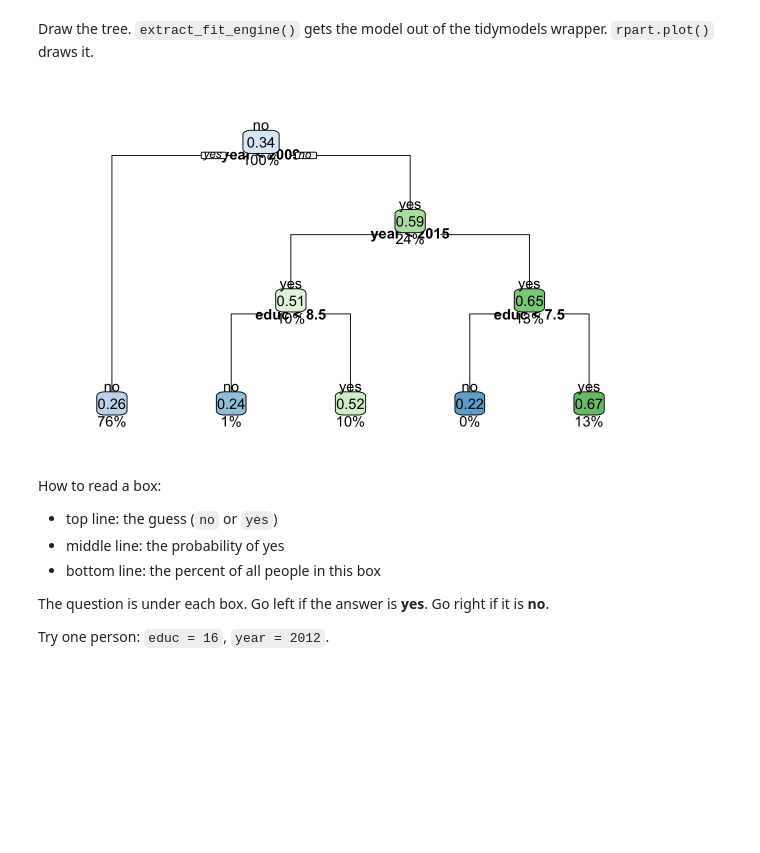
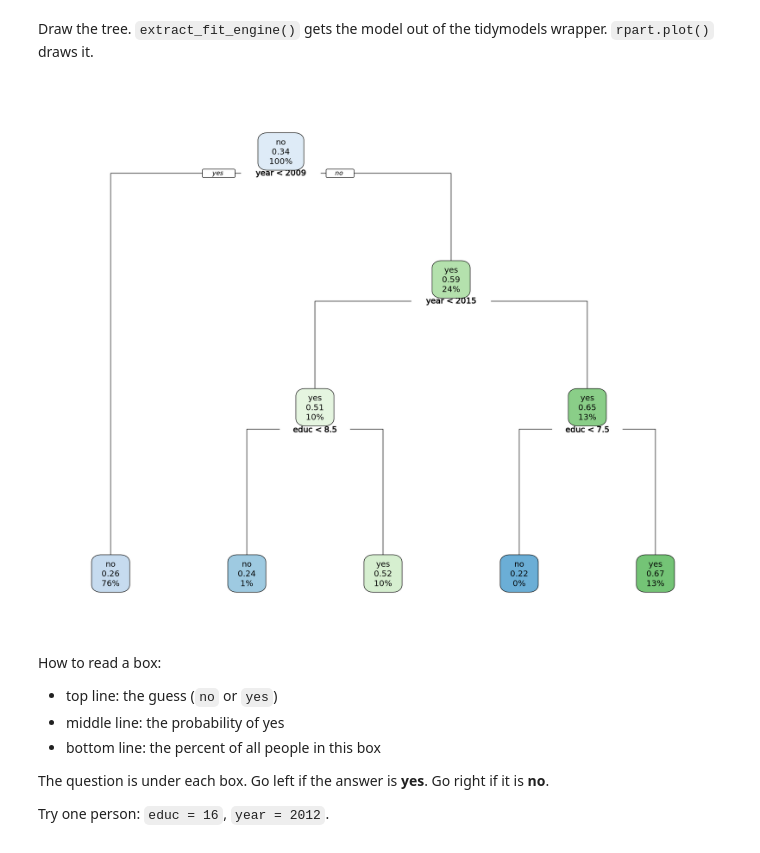
Before and after one commit to chuckpr/codespace, a Jupyter notebook: notebooks/13-lecture-random-forest.ipynb, the cells around one changed output. Cells and saved outputs as stored; diff of their text form; code cells hidden in the pictures; blank space fills up the shorter version.

```diff
--- a/notebooks/13-lecture-random-forest.ipynb
+++ b/notebooks/13-lecture-random-forest.ipynb
@@ -325,11 +360,12 @@ fit_tree <- decision_tree(tree_depth = 3, cost_complexity = 0.001) |>
 # %% [markdown]
 Draw the tree. `extract_fit_engine()` gets the model out of the tidymodels wrapper. `rpart.plot()` draws it.
 # %%
+options(repr.plot.width = 10, repr.plot.height = 8)
 fit_tree |>
     extract_fit_engine() |>
     rpart.plot::rpart.plot(roundint = FALSE, cex = 0.7)
 # %% [output]
-[figure, old version]
+[figure, new version]
 # %% [markdown]
 How to read a box:
 
```
Also changed, not shown: parts of 7 cells of this notebook.
